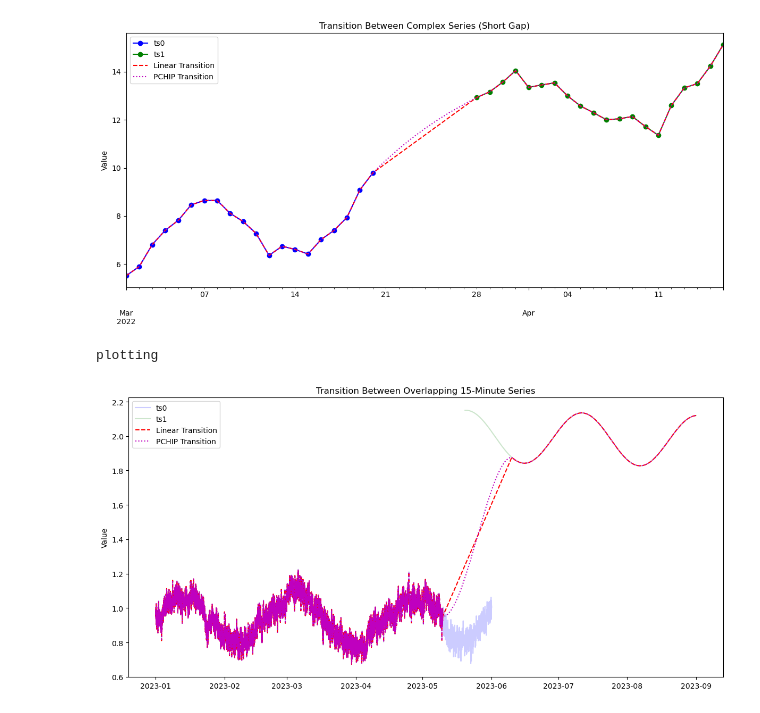
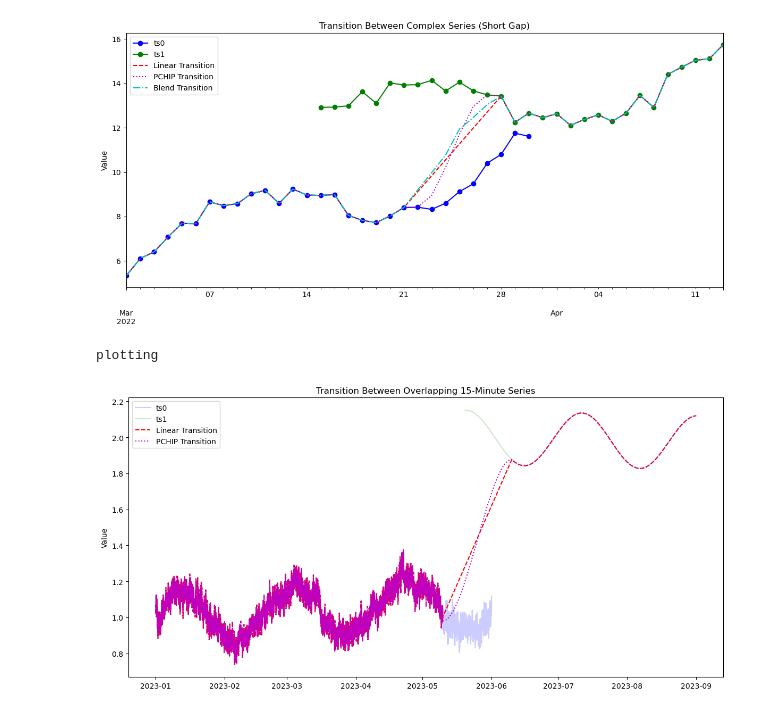
Before and after one commit to CADWRDeltaModeling/vtools3, a Jupyter notebook: docs/doctrees/nbsphinx/notebooks/transition.ipynb, the cells around one changed output. Saved outputs shown, nothing was run; the diff lists cells and outputs as text; code cells hidden in the pictures.

```diff
--- a/docs/doctrees/nbsphinx/notebooks/transition.ipynb
+++ b/docs/doctrees/nbsphinx/notebooks/transition.ipynb
@@ -9,30 +35,32 @@ from vtools import transition_ts
 import matplotlib.pyplot as plt
 # %%
 import numpy as np
-date0 = pd.date_range("2022-03-01", periods=20, freq="d")
-date1 = pd.date_range("2022-03-28", periods=20, freq="d")
-
+date0 = pd.date_range("2022-03-01", periods=30, freq="d")
+date1 = pd.date_range("2022-03-15", periods=30, freq="d")
+DATALEN=30
 # Seasonal + trend + noise
-ts0 = pd.Series(5 + 0.25*np.arange(20) + 2*np.sin(np.linspace(0, 2*np.pi, 20)) + np.random.normal(0, 0.3, 20), index=date0)
-ts1 = pd.Series(12 + 0.1*np.arange(20) + 1.5*np.sin(np.linspace(0, 2*np.pi, 20) + 0.5) + np.random.normal(0, 0.3, 20), index=date1)
+ts0 = pd.Series(5 + 0.25*np.arange(DATALEN) + 2*np.sin(np.linspace(0, 2*np.pi, DATALEN)) + np.random.normal(0, 0.3, DATALEN), index=date0)
+ts1 = pd.Series(12 + 0.1*np.arange(DATALEN) + 1.5*np.sin(np.linspace(0, 2*np.pi, DATALEN) + 0.5) + np.random.normal(0, 0.3, DATALEN), index=date1)
 
 # Transition over the 6-day gap between ts0 and ts1
-glue_linear = transition_ts(ts0, ts1, method='linear', create_gap=["2022-03-21", "2022-03-26"], return_type='series')
-glue_pchip = transition_ts(ts0, ts1, method='pchip', create_gap=["2022-03-21", "2022-03-26"], overlap=(3, 3), return_type='series')
+glue_linear = transition_ts(ts0, ts1, method='linear', window=["2022-03-21", "2022-03-28"], return_type='series')
+glue_pchip = transition_ts(ts0, ts1, method='pchip', window=["2022-03-21", "2022-03-28"], overlap=(3, 3), return_type='series')
+glue_blend = transition_ts(ts0, ts1, method='blend', window=["2022-03-21", "2022-03-28"], return_type='series')
 
 # Plot
 fig, ax = plt.subplots(figsize=(12, 6))
 ts0.plot(ax=ax, style='bo-', label='ts0')
 ts1.plot(ax=ax, style='go-', label='ts1')
 glue_linear.plot(ax=ax, style='r--', label='Linear Transition')
 glue_pchip.plot(ax=ax, style='m:', label='PCHIP Transition')
+glue_blend.plot(ax=ax, style='c-.', label='Blend Transition')
 ax.legend()
 ax.set_title("Transition Between Complex Series (Short Gap)")
 ax.set_ylabel("Value")
 plt.tight_layout()
 plt.show()
 # %% [output]
-[figure, old version]
+[figure, new version]
 # %%
 import numpy as np
 def pink_noise(size, alpha=1.0):
@@ -72,8 +100,10 @@ ts1 = pd.Series(ts1_values, index=date1)
 gap_start = "2023-05-10 01:15"
 gap_end   = "2023-06-10 02:15"
 
-glue_linear = transition_ts(ts0, ts1, method='linear', create_gap=[gap_start, gap_end], return_type='series')
-glue_pchip = transition_ts(ts0, ts1, method='pchip', create_gap=[gap_start, gap_end], overlap=('4d', '4d'), return_type='series')
+glue_linear = transition_ts(ts0, ts1, method='linear', window=[gap_start, gap_end], return_type='series')
+glue_pchip = transition_ts(ts0, ts1, method='pchip', window=[gap_start, gap_end], overlap=('4d', '4d'), return_type='series')
+glue_p = transition_ts(ts0, ts1, method='pchip', window=[gap_start, gap_end], overlap=('4d', '4d'), return_type='series')
+
 
 print("plotting")
 # Plot
@@ -89,4 +119,4 @@ plt.tight_layout()
 plt.show()
 # %% [output]
 plotting
-[figure, old version]
+[figure, new version]
```
Also changed, not shown: parts of 1 cell of this notebook, 39 other files.
